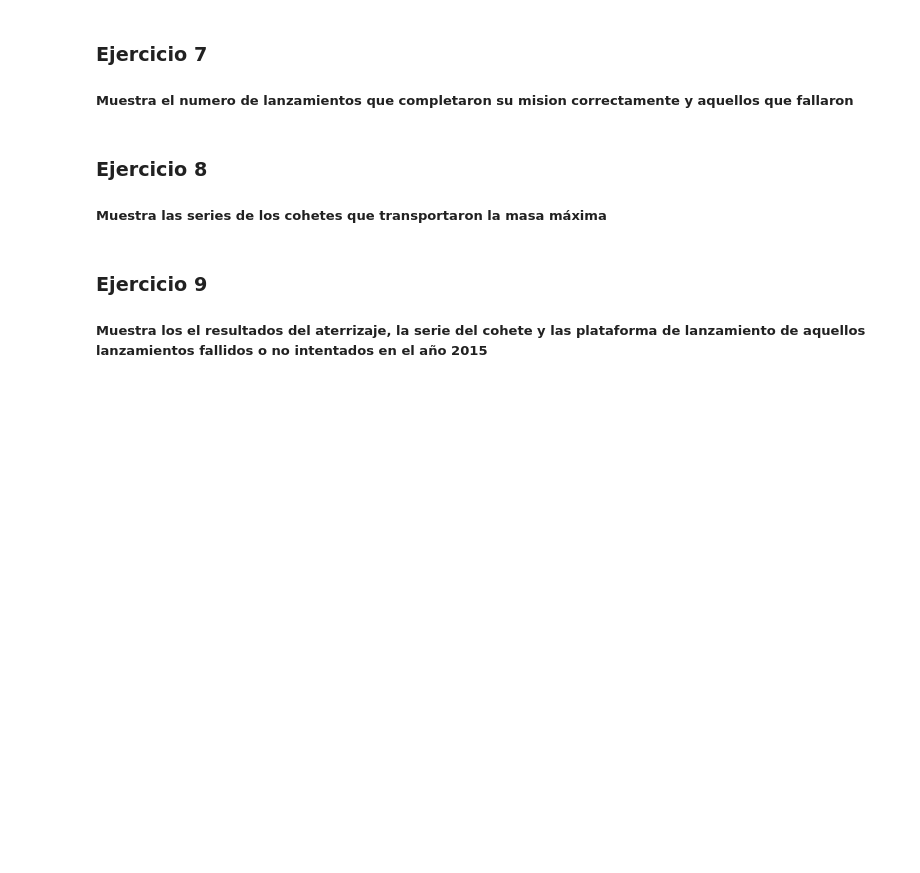
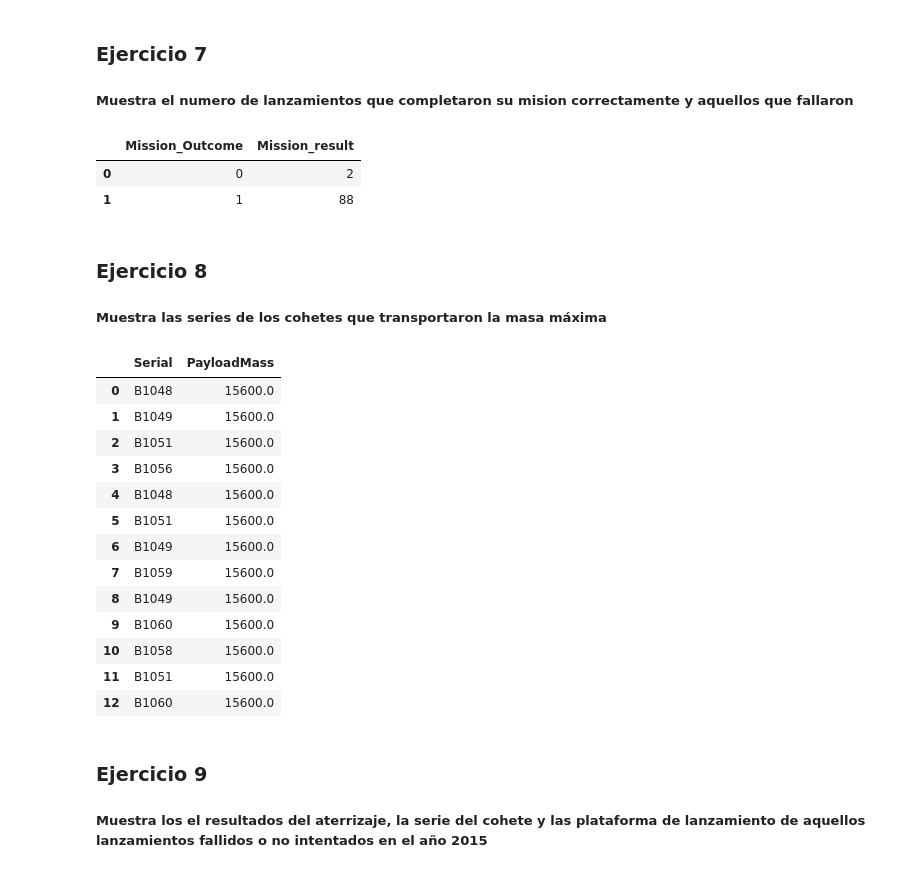
Before and after one commit to cristinaescriche/Curso-de-Cloud, a Jupyter notebook: Día 05/SpaceX - 3 -EDA Using SQL.ipynb, the cells around one changed output. Cells and saved outputs as stored; diff of their text form; code cells hidden in the pictures; blank space fills up the shorter version.

```diff
--- a/Día 05/SpaceX - 3 -EDA Using SQL.ipynb
+++ b/Día 05/SpaceX - 3 -EDA Using SQL.ipynb
@@ -111,10 +164,39 @@ df
 ### Ejercicio 7
 
 ##### Muestra el numero de lanzamientos que completaron su mision correctamente y aquellos que fallaron
+# %%
+query = """select Mission_Outcome, COUNT(Mission_Outcome) AS Mission_result from SPACEXTBL
+Group By Mission_Outcome;"""
+df  = pd.read_sql(query, con = engine )
+df
+# %% [output]
+|  | Mission_Outcome | Mission_result |
+| 0 | 0 | 2 |
+| 1 | 1 | 88 |
 # %% [markdown]
 ### Ejercicio 8
 
 ##### Muestra las series de los cohetes que transportaron la masa máxima
+# %%
+query = """select Serial, PayloadMass from SPACEXTBL
+WHERE PayloadMass = (SELECT Max(PayloadMass) from SPACEXTBL) """
+df  = pd.read_sql(query, con = engine )
+df
+# %% [output]
+|  | Serial | PayloadMass |
+| 0 | B1048 | 15600.0 |
+| 1 | B1049 | 15600.0 |
+| 2 | B1051 | 15600.0 |
+| 3 | B1056 | 15600.0 |
+| 4 | B1048 | 15600.0 |
+| 5 | B1051 | 15600.0 |
+| 6 | B1049 | 15600.0 |
+| 7 | B1059 | 15600.0 |
+| 8 | B1049 | 15600.0 |
+| 9 | B1060 | 15600.0 |
+| 10 | B1058 | 15600.0 |
+| 11 | B1051 | 15600.0 |
+| 12 | B1060 | 15600.0 |
 # %% [markdown]
 ### Ejercicio 9
 
```
Also changed, not shown: parts of 11 cells of this notebook.
